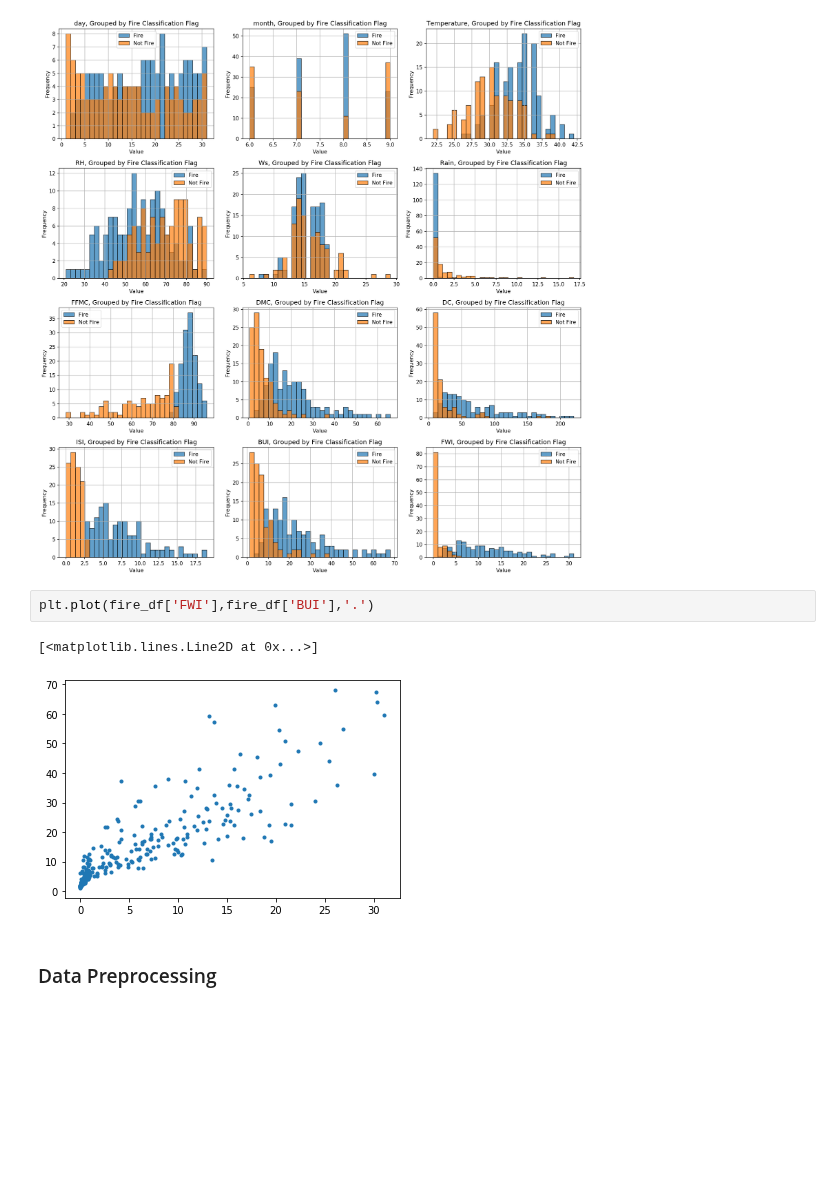
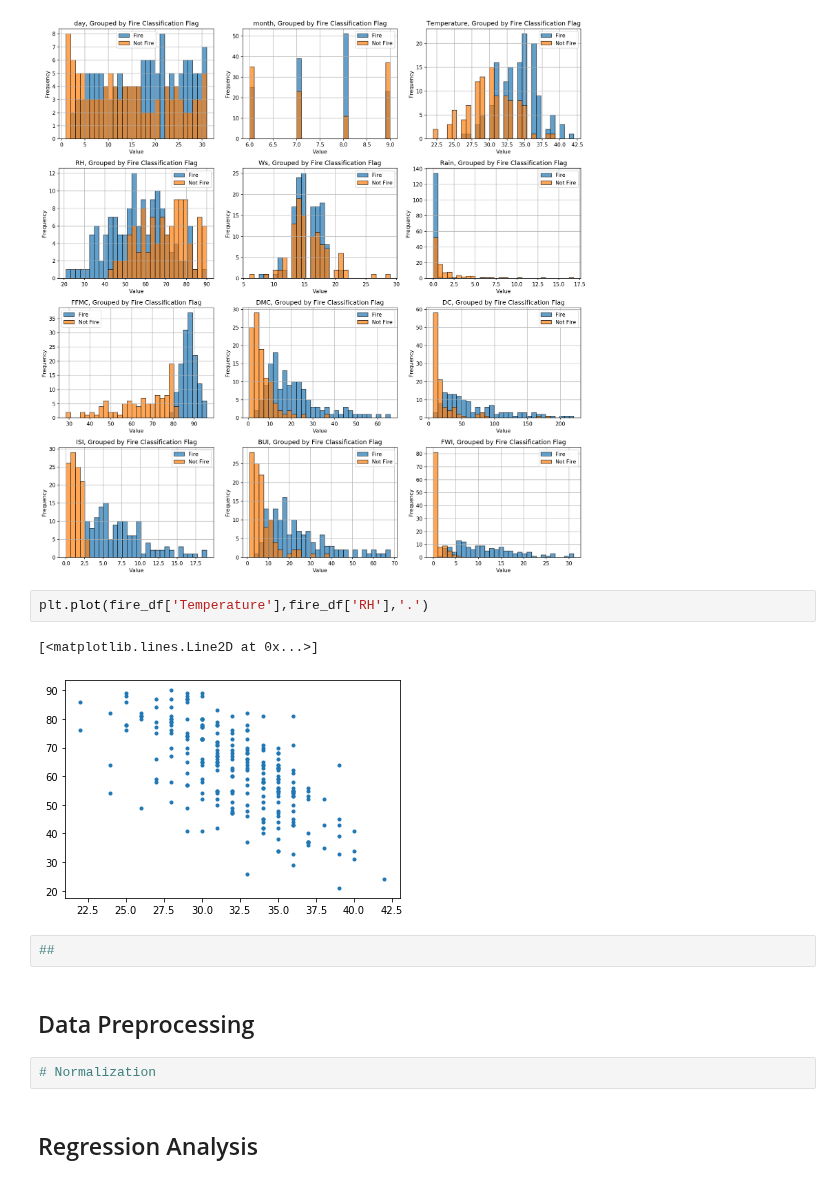
Before and after one commit to dougbrn/Towson, a Jupyter notebook: COSC757/assignment1/hw1.ipynb, the cells around one changed output. Cells and saved outputs as stored; diff of their text form; blank space fills up the shorter version.

Commit message:
preprocessing

```diff
--- a/COSC757/assignment1/hw1.ipynb
+++ b/COSC757/assignment1/hw1.ipynb
@@ -147,9 +147,15 @@ plt.tight_layout()
 # %% [output]
 [figure]
 # %%
-plt.plot(fire_df['FWI'],fire_df['BUI'],'.')
+plt.plot(fire_df['Temperature'],fire_df['RH'],'.')
 # %% [output]
 [<matplotlib.lines.Line2D at 0x...>]
-[figure, old version]
+[figure, new version]
+# %%
+##
 # %% [markdown]
-### Data Preprocessing
+## Data Preprocessing
+# %%
+# Normalization
+# %% [markdown]
+## Regression Analysis
```
